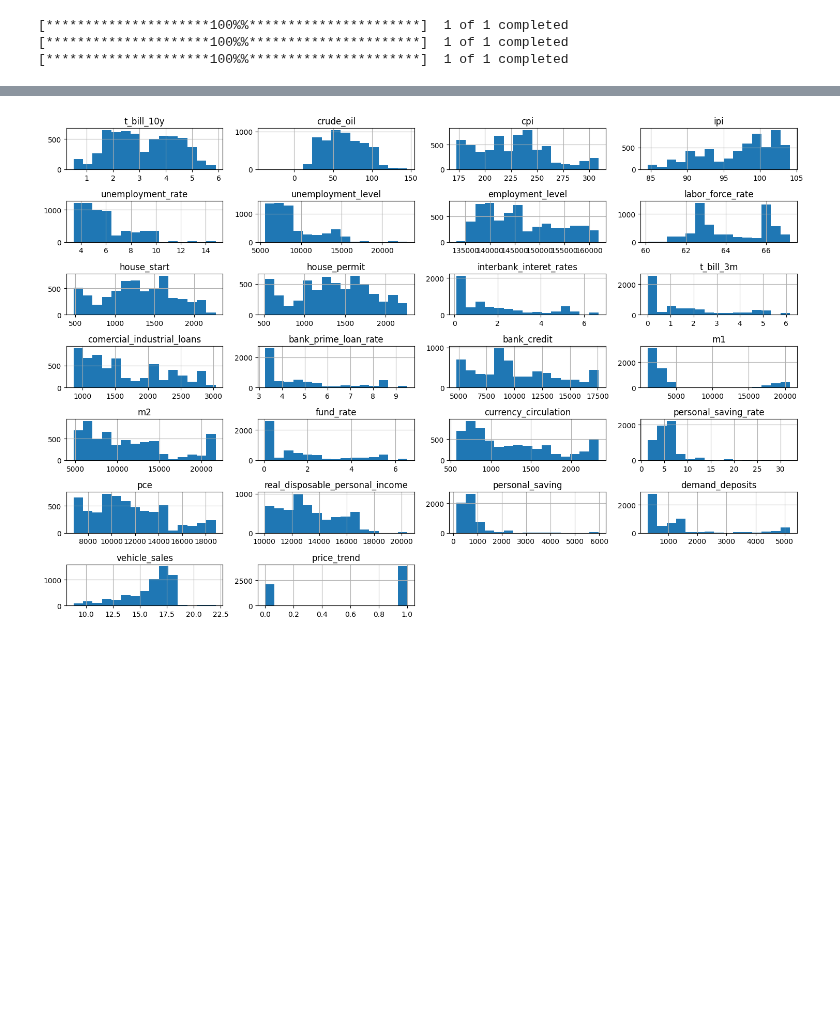
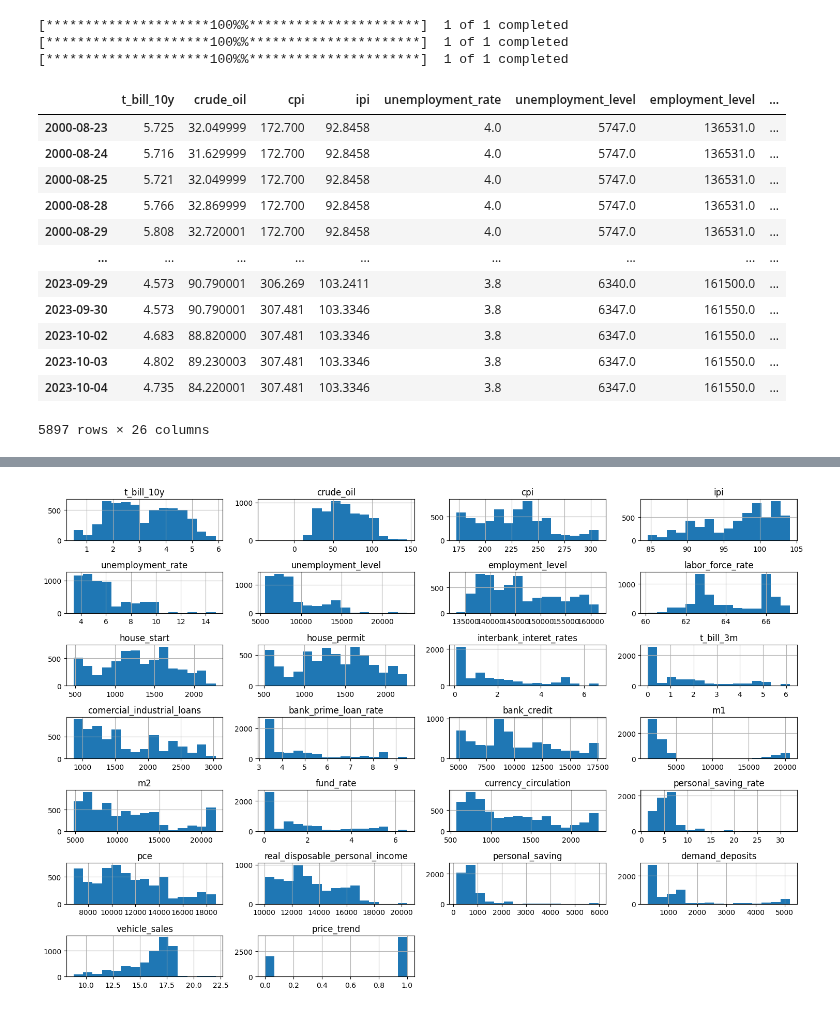
Before and after one commit to amos-peter/stock_market_prediction, a Jupyter notebook: market_prediction_macro.ipynb, the cells around one changed output, grey strips where cells are left out. Cells and saved outputs as stored; diff of their text form; code cells hidden in the pictures; blank space fills up the shorter version.

```diff
--- a/market_prediction_macro.ipynb
+++ b/market_prediction_macro.ipynb
@@ -85,23 +91,40 @@ raw_data  = pd.concat([yf_data, fred_data], axis=1)
 # %%
 # Assuming combined_data is your DataFrame
 
 # Forward fill to handle missing values, if appropriate
 combined_data = raw_data.copy()
 combined_data = combined_data.ffill()
 
 # Assuming 21 trading days in a month, calculate the price 3 months later
 forward_3m_price = combined_data['sp500'].shift(-61)
 
 # Calculate the percentage change to get the forward 3-month return
 combined_data['forward_3m_return'] = (forward_3m_price - combined_data['sp500']) / combined_data['sp500']
 
 # Convert to binary: 1 if the return is positive, 0 if negative or no change
 combined_data['price_trend'] = (combined_data['forward_3m_return'] > 0).astype(int)
 
 # Drop the NA values that result from the shift operation
 # Also, drop 'sp500' and 'forward_3m_return' as they are no longer needed
+combined_data.dropna(inplace=True)
 combined_data.drop(columns=['sp500', 'forward_3m_return'], inplace=True)
-combined_data.dropna(inplace=True)
+
+
+combined_data
+# %% [output]
+|  | t_bill_10y | crude_oil | cpi | ipi | unemployment_rate | unemployment_level | employment_level | ... |
+| 2000-08-23 | 5.725 | 32.049999 | 172.700 | 92.8458 | 4.0 | 5747.0 | 136531.0 | ... |
+| 2000-08-24 | 5.716 | 31.629999 | 172.700 | 92.8458 | 4.0 | 5747.0 | 136531.0 | ... |
+| 2000-08-25 | 5.721 | 32.049999 | 172.700 | 92.8458 | 4.0 | 5747.0 | 136531.0 | ... |
+| 2000-08-28 | 5.766 | 32.869999 | 172.700 | 92.8458 | 4.0 | 5747.0 | 136531.0 | ... |
+| 2000-08-29 | 5.808 | 32.720001 | 172.700 | 92.8458 | 4.0 | 5747.0 | 136531.0 | ... |
+| ... | ... | ... | ... | ... | ... | ... | ... | ... |
+| 2023-09-29 | 4.573 | 90.790001 | 306.269 | 103.2411 | 3.8 | 6340.0 | 161500.0 | ... |
+| 2023-09-30 | 4.573 | 90.790001 | 307.481 | 103.3346 | 3.8 | 6347.0 | 161550.0 | ... |
+| 2023-10-02 | 4.683 | 88.820000 | 307.481 | 103.3346 | 3.8 | 6347.0 | 161550.0 | ... |
+| 2023-10-03 | 4.802 | 89.230003 | 307.481 | 103.3346 | 3.8 | 6347.0 | 161550.0 | ... |
+| 2023-10-04 | 4.735 | 84.220001 | 307.481 | 103.3346 | 3.8 | 6347.0 | 161550.0 | ... |
+5897 rows × 26 columns
 # %%
 # Summary Statistics
 summary_statistics = combined_data.describe()
```
Also changed, not shown: parts of 13 cells of this notebook.
